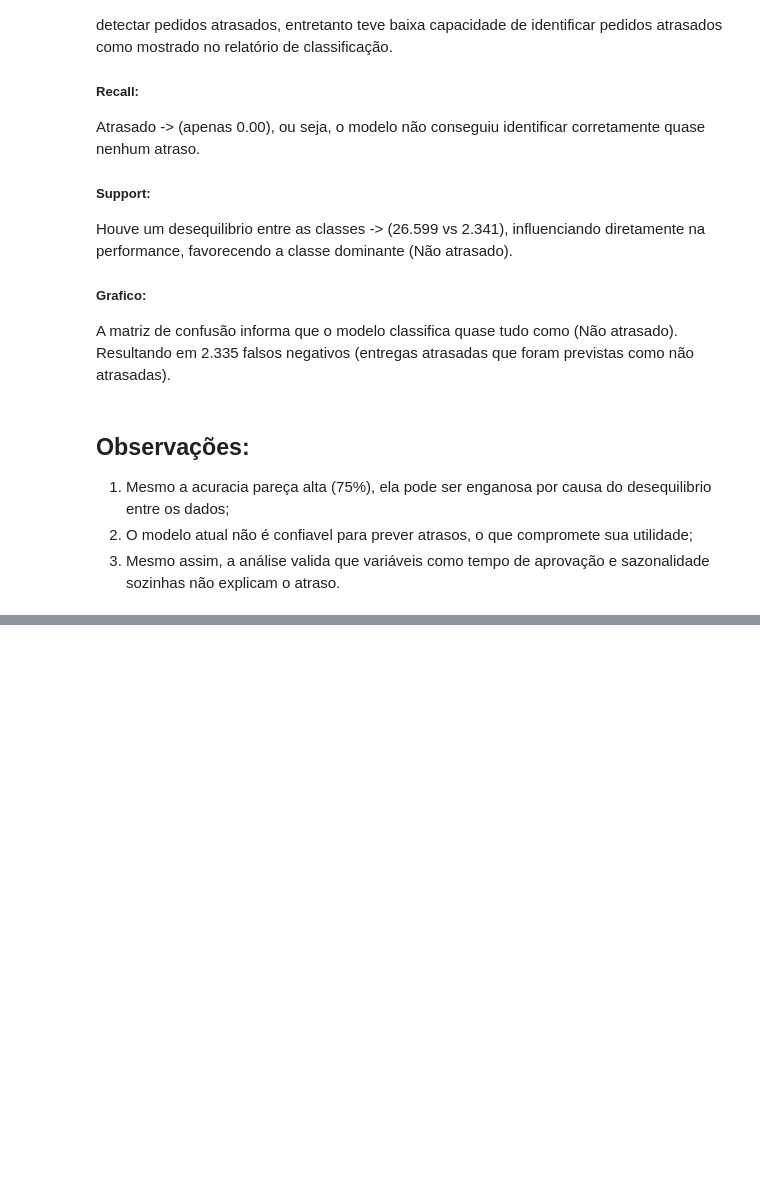
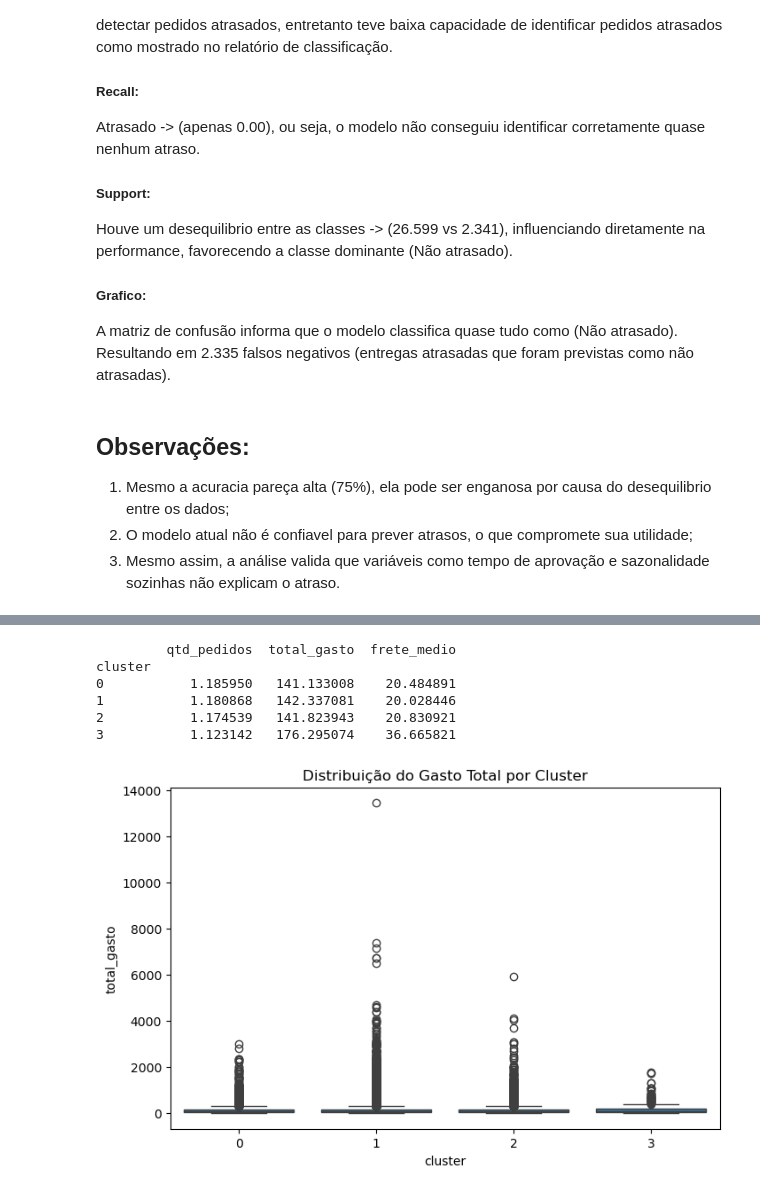
Before and after one commit to Thiago309/Teste_Tecnico_Programa_Trainee_triggo.ai, a Jupyter notebook: Analytics.ipynb, the cells around one changed output, grey strips where cells are left out. Cells and saved outputs as stored; diff of their text form; code cells hidden in the pictures; blank space fills up the shorter version.

Commit message:
Segmentação de Clientes com Clustering

```diff
--- a/Analytics.ipynb
+++ b/Analytics.ipynb
@@ -1348,0 +1363,54 @@ A matriz de confusão informa que o modelo classifica quase tudo como (Não atra
+# %%
+import os
+
+# Definir o número de núcleos físicos do meu pc
+os.environ["LOKY_MAX_CPU_COUNT"] = "8"
+
+from sklearn.preprocessing import StandardScaler
+from sklearn.cluster import KMeans
+import seaborn as sns
+
+query = """
+SELECT
+    c.customer_unique_id,
+    c.customer_state,
+    COUNT(o.order_id) AS qtd_pedidos,
+    SUM(oi.price) AS total_gasto,
+    AVG(oi.freight_value) AS frete_medio
+FROM customers c
+JOIN orders o ON c.customer_id = o.customer_id
+JOIN order_items oi ON o.order_id = oi.order_id
+GROUP BY c.customer_unique_id, c.customer_state;
+"""
+
+df_clientes = pd.read_sql_query(query, conn)
+
+# Convertendo variáveis categóricas
+df_cluster = pd.get_dummies(df_clientes, columns=['customer_state'], drop_first=True)
+
+# Selecionando apenas as features numéricas
+features = df_cluster.drop(columns=['customer_unique_id'])
+
+# Normalização dos dados
+scaler = StandardScaler()
+X_scaled = scaler.fit_transform(features)
+
+kmeans = KMeans(n_clusters=4, random_state=42)
+df_cluster['cluster'] = kmeans.fit_predict(X_scaled)
+
+# Agrupar e visualizar médias por cluster
+df_analise = df_cluster.groupby('cluster')[['qtd_pedidos', 'total_gasto', 'frete_medio']].mean()
+print(df_analise)
+
+plt.figure(figsize=(8, 5))
+sns.boxplot(data=df_cluster, x='cluster', y='total_gasto')
+plt.title('Distribuição do Gasto Total por Cluster')
+plt.show()
+# %% [output]
+         qtd_pedidos  total_gasto  frete_medio
+cluster
+0           1.185950   141.133008    20.484891
+1           1.180868   142.337081    20.028446
+2           1.174539   141.823943    20.830921
+3           1.123142   176.295074    36.665821
+[figure, added]
```
Also changed, not shown: parts of 4 cells of this notebook.
